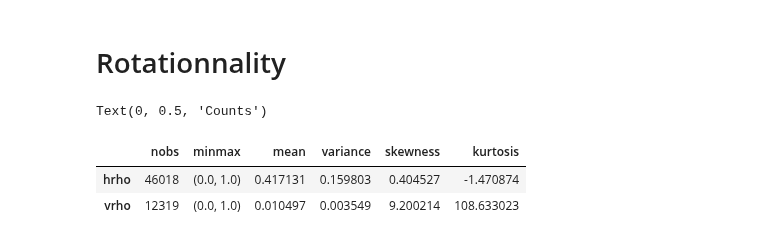
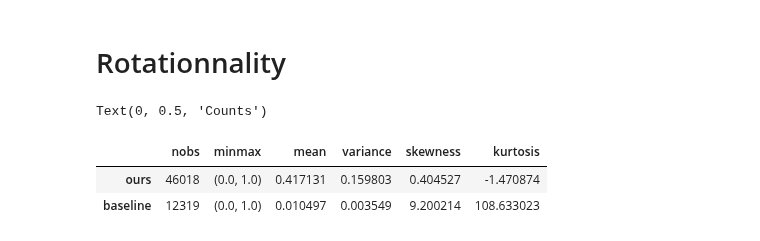
Before and after one commit to norlab-ulaval/BorealTC, a Jupyter notebook: analysis/dataset-stats.ipynb, the cells around one changed output. Saved outputs shown, nothing was run; the diff lists cells and outputs as text; code cells hidden in the pictures.

```diff
--- a/analysis/dataset-stats.ipynb
+++ b/analysis/dataset-stats.ipynb
@@ -206,11 +206,11 @@ ax.set_ylabel("Counts")
 Text(0, 0.5, 'Counts')
 # %%
 rho_desc = {
-    "hrho": stats.describe(husky_pro.rho.dropna())._asdict(),
-    "vrho": stats.describe(vulpi_pro.rho.dropna())._asdict(),
+    "ours": stats.describe(husky_pro.rho.dropna())._asdict(),
+    "baseline": stats.describe(vulpi_pro.rho.dropna())._asdict(),
 }
 pd.DataFrame.from_dict(rho_desc, orient="index")
 # %% [output]
 |  | nobs | minmax | mean | variance | skewness | kurtosis |
-| hrho | 46018 | (0.0, 1.0) | 0.417131 | 0.159803 | 0.404527 | -1.470874 |
-| vrho | 12319 | (0.0, 1.0) | 0.010497 | 0.003549 | 9.200214 | 108.633023 |
+| ours | 46018 | (0.0, 1.0) | 0.417131 | 0.159803 | 0.404527 | -1.470874 |
+| baseline | 12319 | (0.0, 1.0) | 0.010497 | 0.003549 | 9.200214 | 108.633023 |
```
Also changed, not shown: 2 other files.
